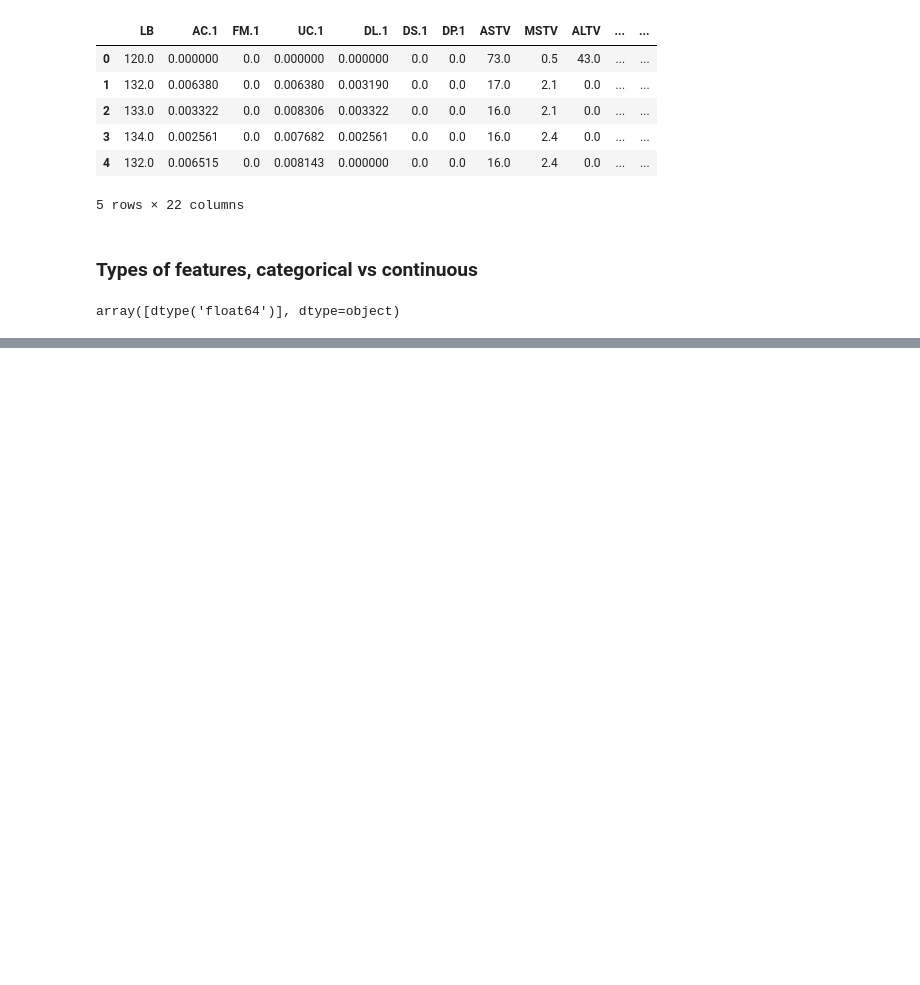
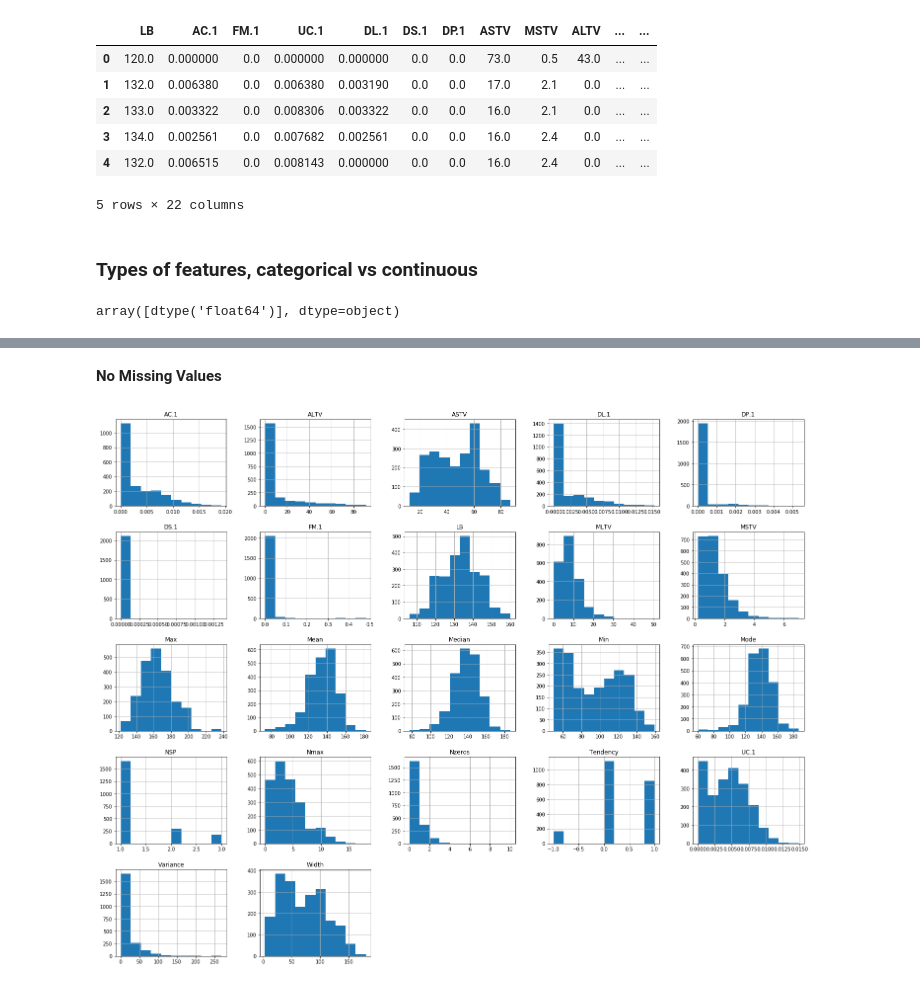
Before and after one commit to moaaztaha/Machine-Learning-Assignment, a Jupyter notebook: CTG Classification.ipynb, the cells around one changed output, grey strips where cells are left out. Drawn from its saved outputs; the diff is of its cells as text; code cells hidden in the pictures; blank space fills up the shorter version.

```diff
--- a/CTG Classification.ipynb
+++ b/CTG Classification.ipynb
@@ -357,0 +404,7 @@ NSP: 3
+# %% [markdown]
+**No Missing Values**
+# %%
+df.hist(figsize=(25, 20))
+plt.show()
+# %% [output]
+[figure, added]
```
Also changed, not shown: parts of 27 cells of this notebook.
